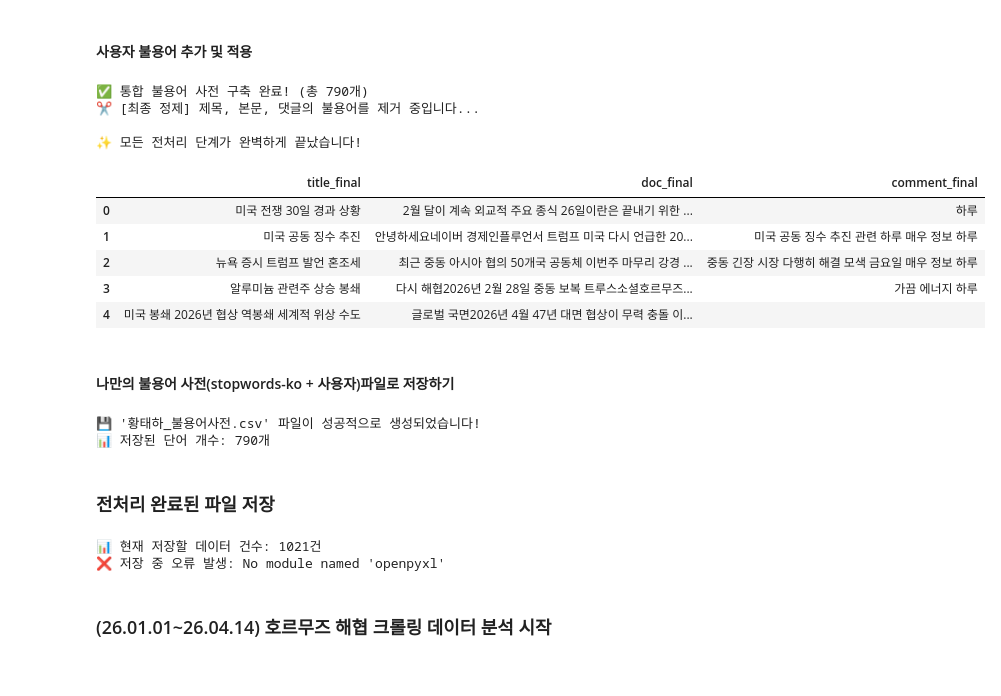
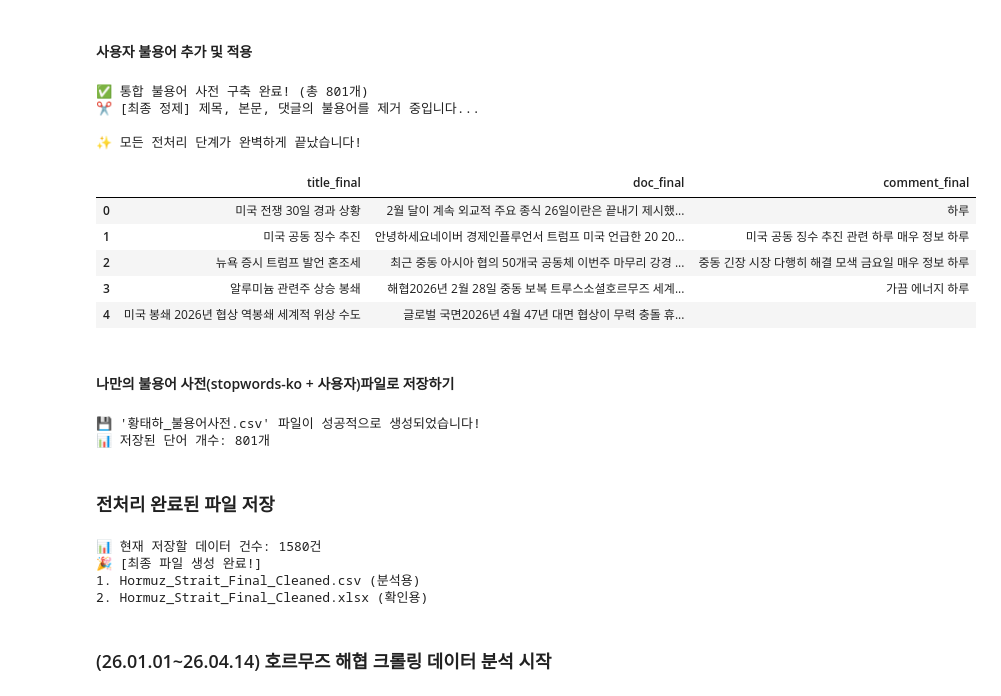
Before and after one commit to taehatae/Crawling_practice, a Jupyter notebook: 중간고사팀프로젝트/중간고사팀프로젝트_황태하_신형진.ipynb, the cells around one changed output. Saved outputs shown, nothing was run; the diff lists cells and outputs as text; code cells hidden in the pictures.

```diff
--- a/중간고사팀프로젝트/중간고사팀프로젝트_황태하_신형진.ipynb
+++ b/중간고사팀프로젝트/중간고사팀프로젝트_황태하_신형진.ipynb
@@ -704,13 +704,13 @@ print(f"🔍 정제 후 샘플: {stw[:10]}")
 # 사용자 정의 불용어 리스트 통합
 my_stopwords = [
     # 주제 고려 노이즈
-    '호르무즈', '해협', '호르무즈해협',
+    '호르무즈', '해협', '호르무즈해협', '호르무즈 해협', '해협이', '해협은', '해협을', '해협과',
 
     # 일반적인 분석 노이즈
     '포스팅', '블로그', '카페', '네이버', '수집', '에러', '발생', '내용없음',
     '진짜', '오늘', '이번', '경우', '때문', '정도', '하나', '생각', '우리',
     '뉴스', '공유', '출처', '댓글', '작성', '정말', '너무', '없음', '진짜',
-    '대한', '가장',
+    '대한', '가장', '다시', '위해', '이는', '이후', '위한',
 
     # 카페 공지 및 시스템 관련 노이즈 (등급, 규정 등)
     '게시판', '안내', '필독', '평생', '주식', '활동', '내용', '토대', '등급',
@@ -718,7 +718,7 @@ my_stopwords = [
     '자동', '등업', '회원', '추천글', '후속글', '자랑글', '뉴스글', '대응글',
     '종목글', '이야기방', '비방글', '저격글', '욕설글', '통보', '삭제', '강퇴',
     '참고', '투자', '책임', '본인', '양식', '제목', '키워드', '동일', '미준수',
-    '보기', '작성자', '입력', '입력하세요', '작성일',
+    '보기', '작성자', '입력', '입력하세요', '작성일', '광고',
 
     # 데이터 분석하며 알게된 노이즈
     '주세요우리', '주의사항', '활동정지', '게시판매매', '게시판거시경제',
@@ -735,39 +735,39 @@ final_stopwords = set(stw + my_stopwords)
 
 print(f"✅ 통합 불용어 사전 구축 완료! (총 {len(final_stopwords)}개)")
 
 # 3. 불용어 및 한 글자 단어 제거 함수 정의
 def remove_final_stopwords(text):
     if not text or pd.isna(text):
         return ""
 
     # 띄어쓰기 단위로 분리하여 필터링
     # 조건: 2글자 이상 AND 최종 불용어 사전에 없을 것
     words = [word for word in str(text).split() if len(word) > 1 and word not in final_stopwords]
 
     return ' '.join(words)
 
 # 4. 제목, 본문, 댓글 데이터에 일괄 적용
 print("✂️ [최종 정제] 제목, 본문, 댓글의 불용어를 제거 중입니다...")
 
 df_total['title_final'] = df_total['title_noun'].apply(remove_final_stopwords)
 df_total['doc_final'] = df_total['doc_noun'].apply(remove_final_stopwords)
 df_total['comment_final'] = df_total['comment_noun'].apply(remove_final_stopwords)
 
 print("\n✨ 모든 전처리 단계가 완벽하게 끝났습니다!")
 
 # 5. 결과 샘플 확인 (정제된 3개 컬럼 확인)
 display(df_total[['title_final', 'doc_final', 'comment_final']].head())
 # %% [output]
-✅ 통합 불용어 사전 구축 완료! (총 790개)
+✅ 통합 불용어 사전 구축 완료! (총 801개)
 ✂️ [최종 정제] 제목, 본문, 댓글의 불용어를 제거 중입니다...
 
 ✨ 모든 전처리 단계가 완벽하게 끝났습니다!
 |  | title_final | doc_final | comment_final |
-| 0 | 미국 전쟁 30일 경과 상황 | 2월 달이 계속 외교적 주요 종식 26일이란은 끝내기 위한 ... | 하루 |
-| 1 | 미국 공동 징수 추진 | 안녕하세요네이버 경제인플루언서 트럼프 미국 다시 언급한 20... | 미국 공동 징수 추진 관련 하루 매우 정보 하루 |
+| 0 | 미국 전쟁 30일 경과 상황 | 2월 달이 계속 외교적 주요 종식 26일이란은 끝내기 제시했... | 하루 |
+| 1 | 미국 공동 징수 추진 | 안녕하세요네이버 경제인플루언서 트럼프 미국 언급한 20 20... | 미국 공동 징수 추진 관련 하루 매우 정보 하루 |
 | 2 | 뉴욕 증시 트럼프 발언 혼조세 | 최근 중동 아시아 협의 50개국 공동체 이번주 마무리 강경 ... | 중동 긴장 시장 다행히 해결 모색 금요일 매우 정보 하루 |
-| 3 | 알루미늄 관련주 상승 봉쇄 | 다시 해협2026년 2월 28일 중동 보복 트루스소셜호르무즈... | 가끔 에너지 하루 |
-| 4 | 미국 봉쇄 2026년 협상 역봉쇄 세계적 위상 수도 | 글로벌 국면2026년 4월 47년 대면 협상이 무력 충돌 이... |  |
+| 3 | 알루미늄 관련주 상승 봉쇄 | 해협2026년 2월 28일 중동 보복 트루스소셜호르무즈 세계... | 가끔 에너지 하루 |
+| 4 | 미국 봉쇄 2026년 협상 역봉쇄 세계적 위상 수도 | 글로벌 국면2026년 4월 47년 대면 협상이 무력 충돌 휴... |  |
 # %% [markdown]
 #### 나만의 불용어 사전(stopwords-ko + 사용자)파일로 저장하기
 # %%
@@ -789,7 +789,7 @@ print(f"📊 저장된 단어 개수: {len(df_stopwords)}개")
 # final_stopwords = set(saved_st)
 # %% [output]
 💾 '황태하_불용어사전.csv' 파일이 성공적으로 생성되었습니다!
-📊 저장된 단어 개수: 790개
+📊 저장된 단어 개수: 801개
 # %% [markdown]
 ### 전처리 완료된 파일 저장
 # %%
@@ -817,8 +817,10 @@ try:
 except Exception as e:
     print(f"❌ 저장 중 오류 발생: {e}")
 # %% [output]
-📊 현재 저장할 데이터 건수: 1021건
-❌ 저장 중 오류 발생: No module named 'openpyxl'
+📊 현재 저장할 데이터 건수: 1580건
+🎉 [최종 파일 생성 완료!]
+1. Hormuz_Strait_Final_Cleaned.csv (분석용)
+2. Hormuz_Strait_Final_Cleaned.xlsx (확인용)
 # %% [markdown]
 ### (26.01.01~26.04.14) 호르무즈 해협 크롤링 데이터 분석 시작
 # %% [markdown]
```
Also changed, not shown: parts of 9 cells of this notebook, 3 other files.
